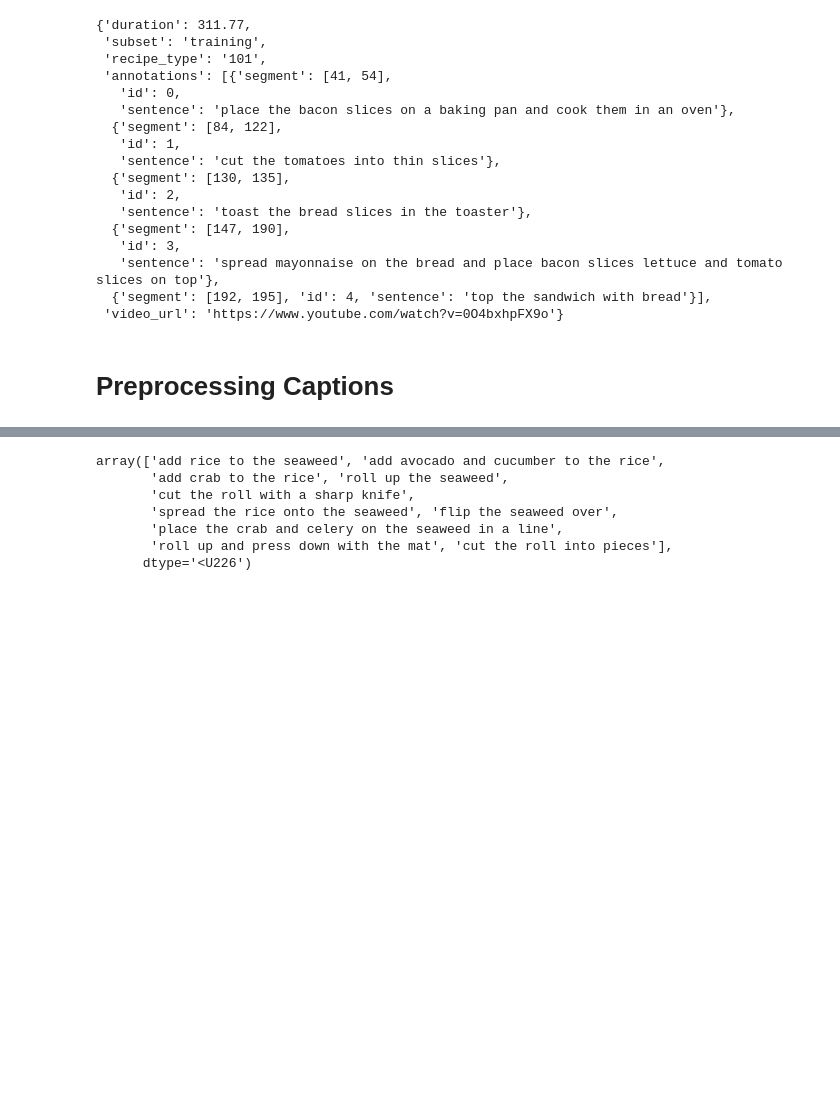
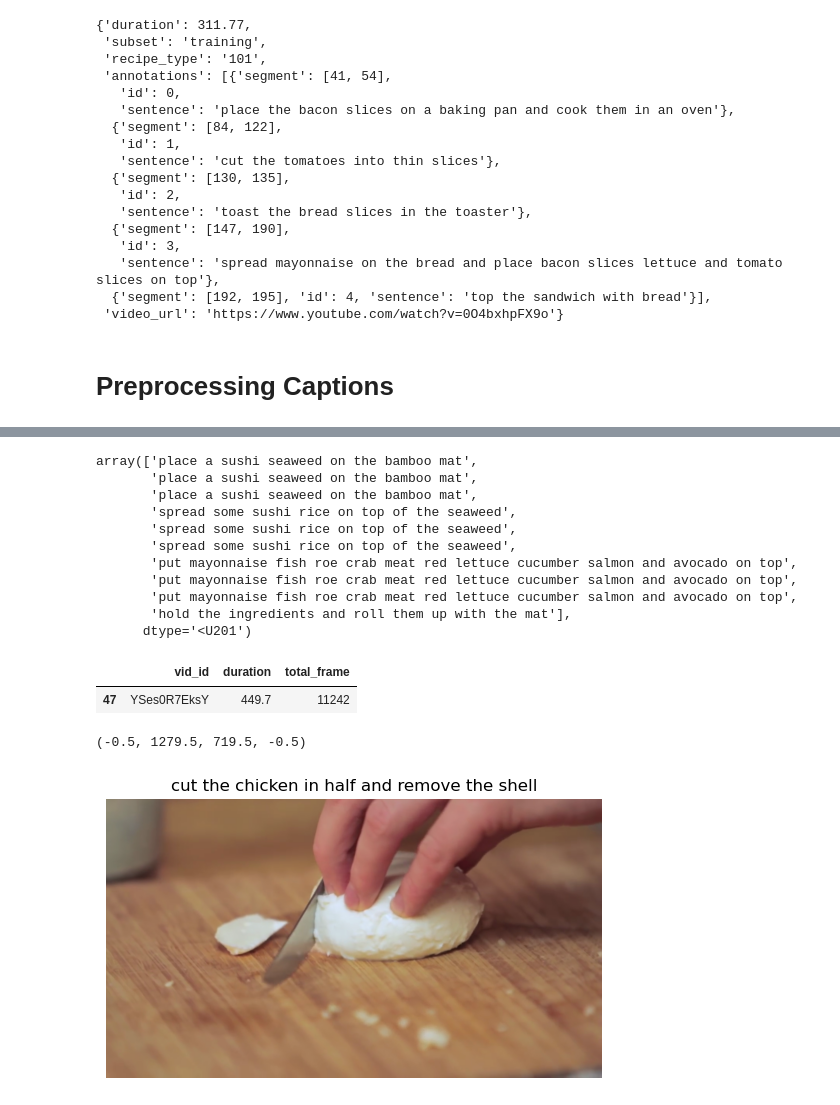
Before and after one commit to chenhaolu0506/AlphaCook, a Jupyter notebook: exp.ipynb, the cells around one changed output, grey strips where cells are left out. Cells and saved outputs as stored; diff of their text form; code cells hidden in the pictures; blank space fills up the shorter version.

```diff
--- a/exp.ipynb
+++ b/exp.ipynb
@@ -339,10 +272,14 @@ tea [23, 4, 12, 31, 131, 6, 6, 9, 9, 9, 9, 9, 9, 9, 9, 9, 9, 9, 9, 6]
 # %%
-train_caps[:10]
+val_caps[:10]
 # %% [output]
-array(['add rice to the seaweed', 'add avocado and cucumber to the rice',
-       'add crab to the rice', 'roll up the seaweed',
-       'cut the roll with a sharp knife',
-       'spread the rice onto the seaweed', 'flip the seaweed over',
-       'place the crab and celery on the seaweed in a line',
-       'roll up and press down with the mat', 'cut the roll into pieces'],
-      dtype='<U226')
+array(['place a sushi seaweed on the bamboo mat',
+       'place a sushi seaweed on the bamboo mat',
+       'place a sushi seaweed on the bamboo mat',
+       'spread some sushi rice on top of the seaweed',
+       'spread some sushi rice on top of the seaweed',
+       'spread some sushi rice on top of the seaweed',
+       'put mayonnaise fish roe crab meat red lettuce cucumber salmon and avocado on top',
+       'put mayonnaise fish roe crab meat red lettuce cucumber salmon and avocado on top',
+       'put mayonnaise fish roe crab meat red lettuce cucumber salmon and avocado on top',
+       'hold the ingredients and roll them up with the mat'],
+      dtype='<U201')
@@ -348,0 +288,5 @@ array(['add rice to the seaweed', 'add avocado and cucumber to the rice',
+# %%
+test_dur[test_dur['vid_id'] == 'YSes0R7EksY']
+# %% [output]
+|  | vid_id | duration | total_frame |
+| 47 | YSes0R7EksY | 449.7 | 11242 |
@@ -348,0 +298,21 @@ array(['add rice to the seaweed', 'add avocado and cucumber to the rice',
+# %%
+z = test_feat.iloc[frame_num]
+# %%
+generated_cap = gen_caption_temperature(model, z, word2idx, word2idx['<pad>'], temperature, window_size)
+# %%
+def get_frame(vid_path, vid_name, seconds):
+    cap = cv2.VideoCapture(os.path.join(vid_path, vid_name))
+    fps = cap.get(cv2.CAP_PROP_FPS)
+    frame_id = int(fps * seconds)
+    cap.set(cv2.CAP_PROP_POS_FRAMES, frame_id)
+    res, frame = cap.read()
+    return cv2.cvtColor(frame, cv2.COLOR_BGR2RGB)
+# %%
+test_image = get_frame('./YouCookII/raw_videos/testing/101', 'YSes0R7EksY', 304)
+# %%
+plt.imshow(test_image)
+plt.title(generated_cap)
+plt.axis('off')
+# %% [output]
+(-0.5, 1279.5, 719.5, -0.5)
+[figure, added]
```
Also changed, not shown: parts of 17 cells of this notebook, 4 other files.
